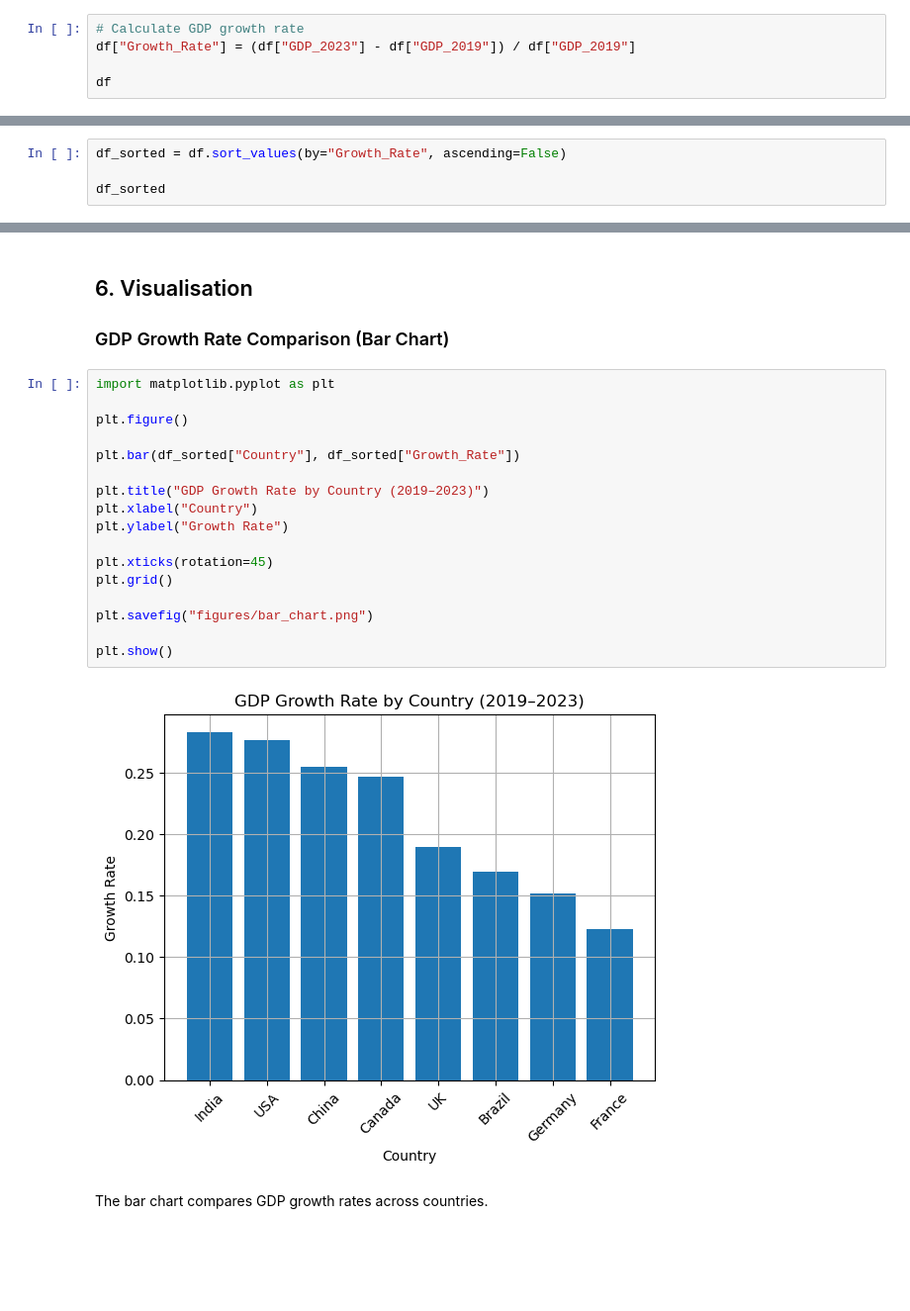
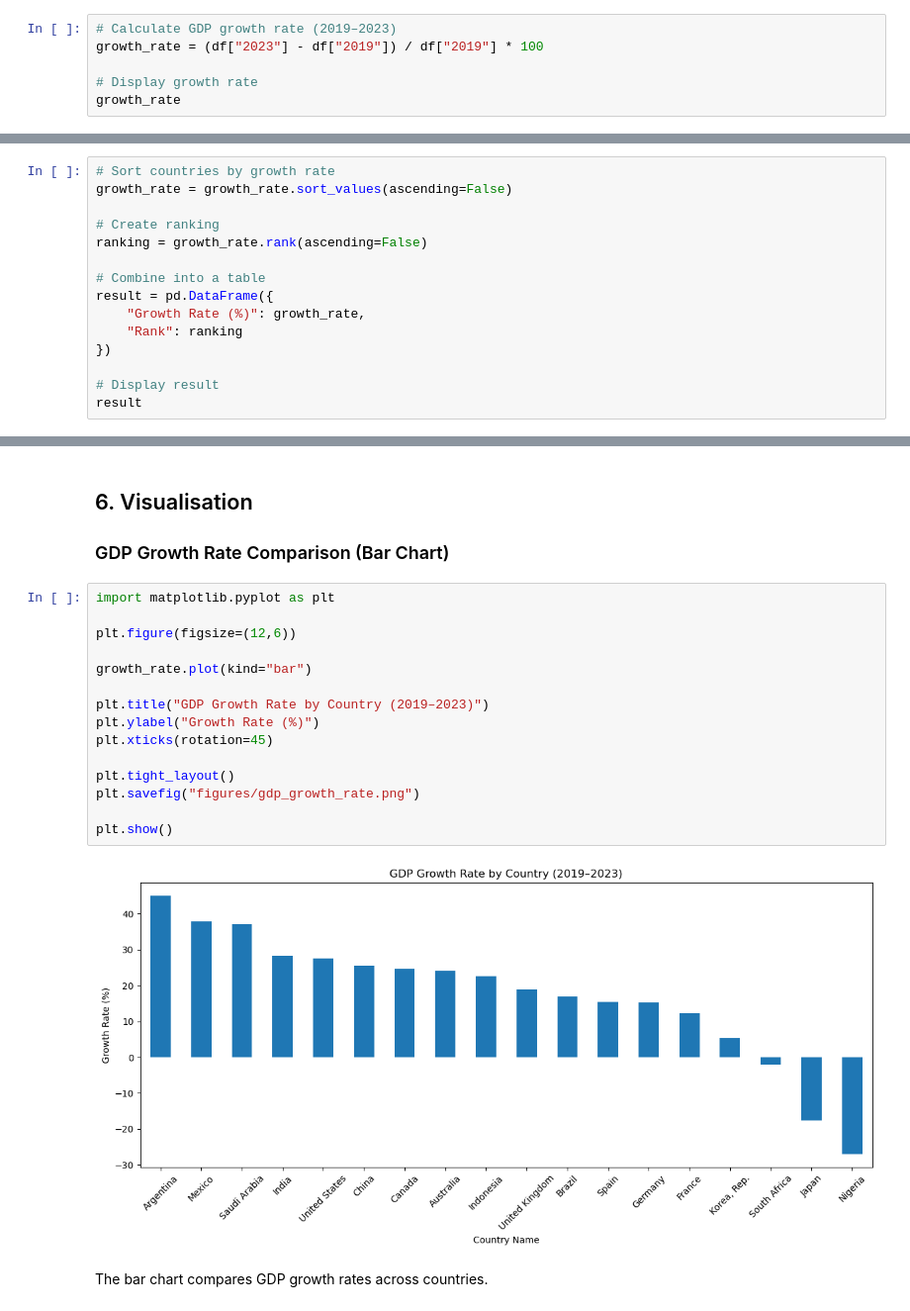
Before and after one commit to 3497816320-cmyk/acc102-covid-recovery-analysis, a Jupyter notebook: covid_recovery_analysis.ipynb, the cells around one changed output, grey strips where cells are left out. Shown at 99% size. Saved outputs shown, nothing was run; the diff lists cells and outputs as text; blank space fills up the shorter version.

```diff
--- a/covid_recovery_analysis.ipynb
+++ b/covid_recovery_analysis.ipynb
@@ -58,6 +81,7 @@ GDP values are converted into trillion USD for better readability.
 # %%
-# Calculate GDP growth rate
-df["Growth_Rate"] = (df["GDP_2023"] - df["GDP_2019"]) / df["GDP_2019"]
+# Calculate GDP growth rate (2019–2023)
+growth_rate = (df["2023"] - df["2019"]) / df["2019"] * 100
 
-df
+# Display growth rate
+growth_rate
 # %% [output]
@@ -73,7 +108,18 @@ df
 # %% [markdown]
 ### Ranking Countries by Growth Rate
 # %%
-df_sorted = df.sort_values(by="Growth_Rate", ascending=False)
+# Sort countries by growth rate
+growth_rate = growth_rate.sort_values(ascending=False)
 
-df_sorted
+# Create ranking
+ranking = growth_rate.rank(ascending=False)
+
+# Combine into a table
+result = pd.DataFrame({
+    "Growth Rate (%)": growth_rate,
+    "Rank": ranking
+})
+
+# Display result
+result
 # %% [output]
@@ -94,22 +149,20 @@ Countries are ranked by GDP growth rate to identify which economies recovered fa
 # %%
 import matplotlib.pyplot as plt
 
-plt.figure()
+plt.figure(figsize=(12,6))
 
-plt.bar(df_sorted["Country"], df_sorted["Growth_Rate"])
+growth_rate.plot(kind="bar")
 
 plt.title("GDP Growth Rate by Country (2019–2023)")
-plt.xlabel("Country")
-plt.ylabel("Growth Rate")
+plt.ylabel("Growth Rate (%)")
+plt.xticks(rotation=45)
 
-plt.xticks(rotation=45)
-plt.grid()
-
-plt.savefig("figures/bar_chart.png")
+plt.tight_layout()
+plt.savefig("figures/gdp_growth_rate.png")
 
 plt.show()
 # %% [output]
-[figure, old version]
+[figure, new version]
 # %% [markdown]
 The bar chart compares GDP growth rates across countries.
 # %% [markdown]
```
Also changed, not shown: parts of 11 cells of this notebook.
